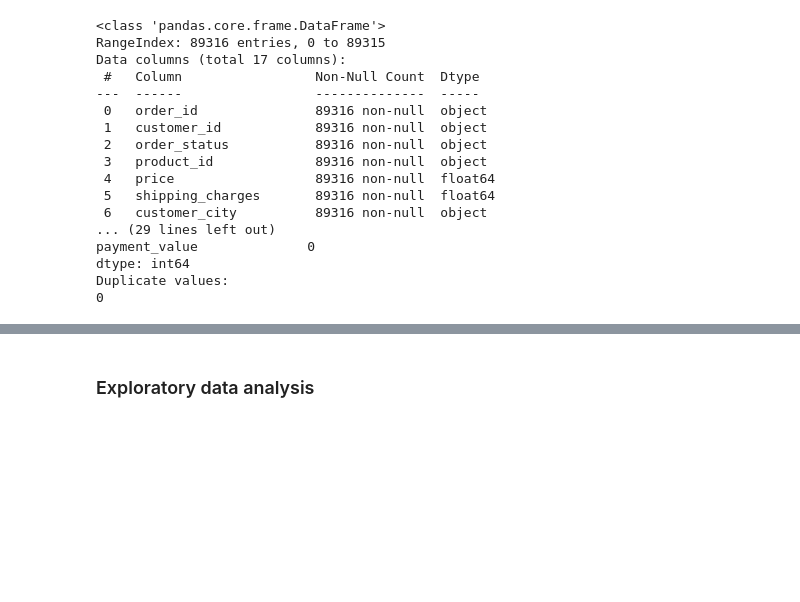
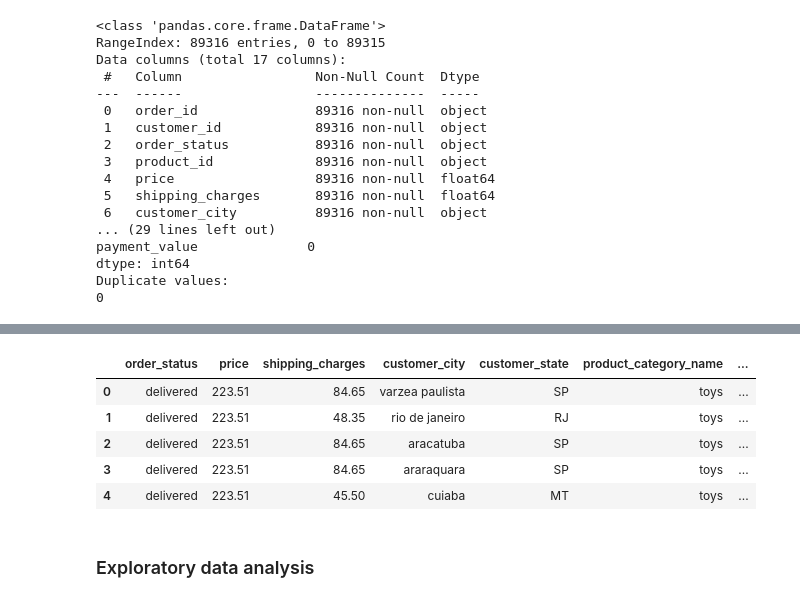
Before and after one commit to piyalidas28/ML_AI_UCB, a Jupyter notebook: capstone_project_ecomm_payment/ecomm.ipynb, the cells around one changed output, grey strips where cells are left out. Saved outputs shown, nothing was run; the diff lists cells and outputs as text; code cells hidden in the pictures; blank space fills up the shorter version.

```diff
--- a/capstone_project_ecomm_payment/ecomm.ipynb
+++ b/capstone_project_ecomm_payment/ecomm.ipynb
@@ -381,0 +405,4 @@ df.drop(columns=["order_id", "customer_id", "product_id"], inplace=True)
+# %%
+# it seems removing the various id columns resulted in lots of duplicates. Dropping those duplicates now
+df.drop_duplicates(inplace=True)
+print_null_duplicates(df)
@@ -381,0 +448,4 @@ df.drop(columns=["order_id", "customer_id", "product_id"], inplace=True)
+# %%
+# reseting the index
+df.reset_index(drop=True, inplace=True)
+df.info()
@@ -382,2 +470,11 @@ df.drop(columns=["order_id", "customer_id", "product_id"], inplace=True)
+# %%
+df.head()
+# %% [output]
+|  | order_status | price | shipping_charges | customer_city | customer_state | product_category_name | ... |
+| 0 | delivered | 223.51 | 84.65 | varzea paulista | SP | toys | ... |
+| 1 | delivered | 223.51 | 48.35 | rio de janeiro | RJ | toys | ... |
+| 2 | delivered | 223.51 | 84.65 | aracatuba | SP | toys | ... |
+| 3 | delivered | 223.51 | 84.65 | araraquara | SP | toys | ... |
+| 4 | delivered | 223.51 | 45.50 | cuiaba | MT | toys | ... |
 # %% [markdown]
 ### Exploratory data analysis
```
Also changed, not shown: parts of 13 cells of this notebook.
